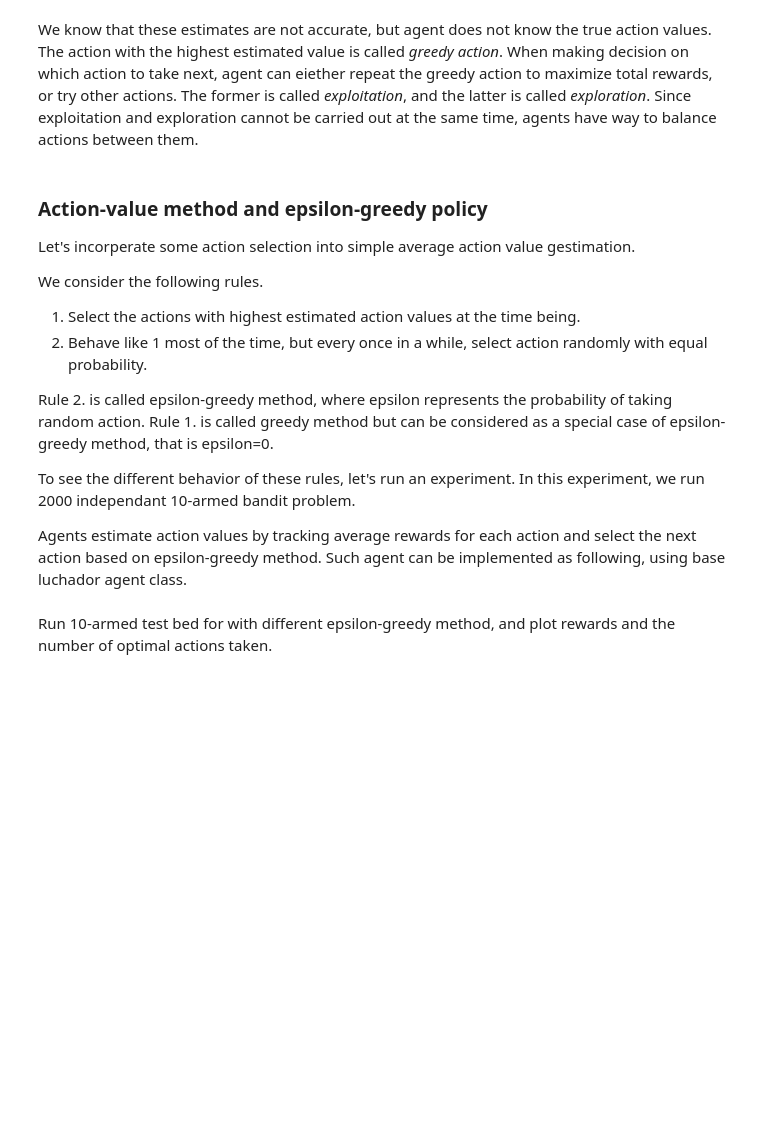
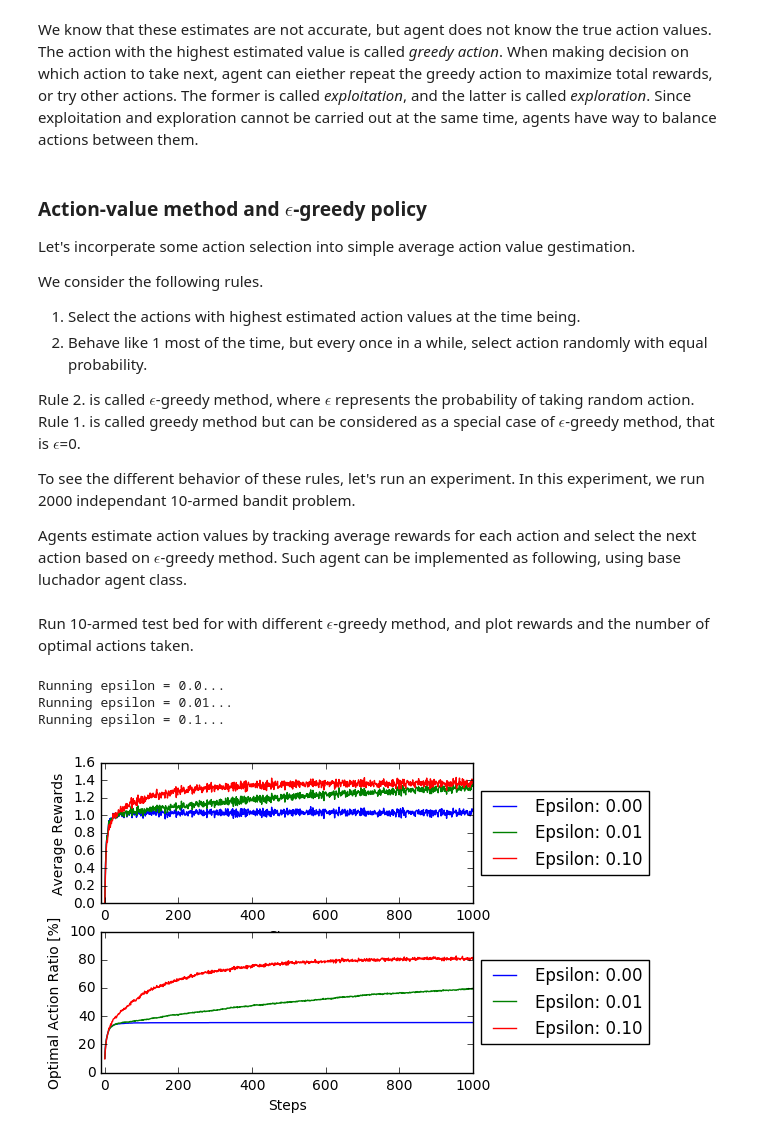
Before and after one commit to mthrok/openai_fitness, a Jupyter notebook: tutorial/sutton_rl/ch_02_bandit_problem.ipynb, the cells around one changed output. Saved outputs shown, nothing was run; the diff lists cells and outputs as text; code cells hidden in the pictures; blank space fills up the shorter version.

```diff
--- a/tutorial/sutton_rl/ch_02_bandit_problem.ipynb
+++ b/tutorial/sutton_rl/ch_02_bandit_problem.ipynb
@@ -63,7 +63,7 @@ class Bandit(luchador.env.BaseEnvironment):
     """
     def __init__(self, n_arms, seed=None):
         self.n_arms = n_arms
-        self.rng = np.random.RandomState(seed=seed)
+        self.rng_sample = np.random.RandomState(seed=seed)
 
     @property
     def n_actions(self):
@@ -71,14 +71,14 @@ class Bandit(luchador.env.BaseEnvironment):
 
     def reset(self):
         """Set distribution mean randomly"""
-        self.mean = [self.rng.randn() for _ in range(self.n_arms)]
-        self.stddev = [1 for _ in range(self.n_arms)]
+        self.mean = self.rng_sample.randn(self.n_arms)
+        self.stddev = np.ones(self.n_arms)
         return luchador.env.Outcome(
             reward=0, observation=None, terminal=False)
 
     def step(self, n):
         """Sample reward from the given distribution"""
-        reward = self.rng.normal(loc=self.mean[n], scale=self.stddev[n])
+        reward = self.rng_sample.normal(loc=self.mean[n], scale=self.stddev[n])
         return luchador.env.Outcome(
             reward=reward, observation=None, terminal=False)
 
@@ -133,7 +169,7 @@ try other actions. The former is called *exploitation*, and the latter
 is called *exploration*. Since exploitation and exploration cannot be carried
 out at the same time, agents have way to balance actions between them.
 # %% [markdown]
-### Action-value method and epsilon-greedy policy
+### Action-value method and $\epsilon$-greedy policy
 
 Let's incorperate some action selection into simple average action value
 gestimation.
@@ -143,15 +179,16 @@ We consider the following rules.
 2. Behave like 1 most of the time, but every once in a while, select action
 randomly with equal probability.
 
-Rule 2. is called epsilon-greedy method, where epsilon represents the
+Rule 2. is called $\epsilon$-greedy method, where $\epsilon$ represents the
 probability of taking random action. Rule 1. is called greedy method but can
-be considered as a special case of epsilon-greedy method, that is epsilon=0.
+be considered as a special case of $\epsilon$-greedy method, that is
+$\epsilon$=0.
 
 To see the different behavior of these rules, let's run an experiment.
 In this experiment, we run 2000 independant 10-armed bandit problem.
 
 Agents estimate action values by tracking average rewards for each action
-and select the next action based on epsilon-greedy method.
+and select the next action based on $\epsilon$-greedy method.
 Such agent can be implemented as following, using base luchador agent class.
 # %%
 class EGreedyAgent(luchador.agent.BaseAgent):
@@ -195,29 +232,34 @@ class EGreedyAgent(luchador.agent.BaseAgent):
         self.q_values[action] += (r - q) * alpha
         self.n_trials[action] += 1
 
-    def act(self, _=None):
+    def act(self):
         """Choose action based on e-greedy policy"""
         if self.rng.rand() < self.epsilon:
             return self.rng.randint(self.n_actions)
         else:
             return np.argmax(self.q_values)
 # %% [markdown]
-Run 10-armed test bed for with different epsilon-greedy method, and
+Run 10-armed test bed for with different $\epsilon$-greedy method, and
 plot rewards and the number of optimal actions taken.
 # %%
 epsilons = [0.0, 0.01, 0.1]
 mean_rewards, optimal_actions = [], []
 for eps in epsilons:
     print('Running epsilon = {}...'.format(eps))
     env = Bandit(n_arms=10, seed=0)
     agent = EGreedyAgent(epsilon=eps)
     agent.init(env)
     rewards, actions = util.run_episodes(env, agent, episodes=2000, steps=1000)
     mean_rewards.append(rewards)
     optimal_actions.append(actions)
 
-util.plot_result(epsilons, mean_rewards, optimal_actions)
+util.plot_epsilon_comparison(epsilons, mean_rewards, optimal_actions)
 plt.show()
+# %% [output]
+Running epsilon = 0.0...
+Running epsilon = 0.01...
+Running epsilon = 0.1...
+[figure, added]
 # %% [markdown]
 ### Imcremental Implementation to non-stationary extention
 $Q_t$, estimated value of an action at time step $t$, as mean
```
Also changed, not shown: parts of 9 cells of this notebook, 3 other files.
